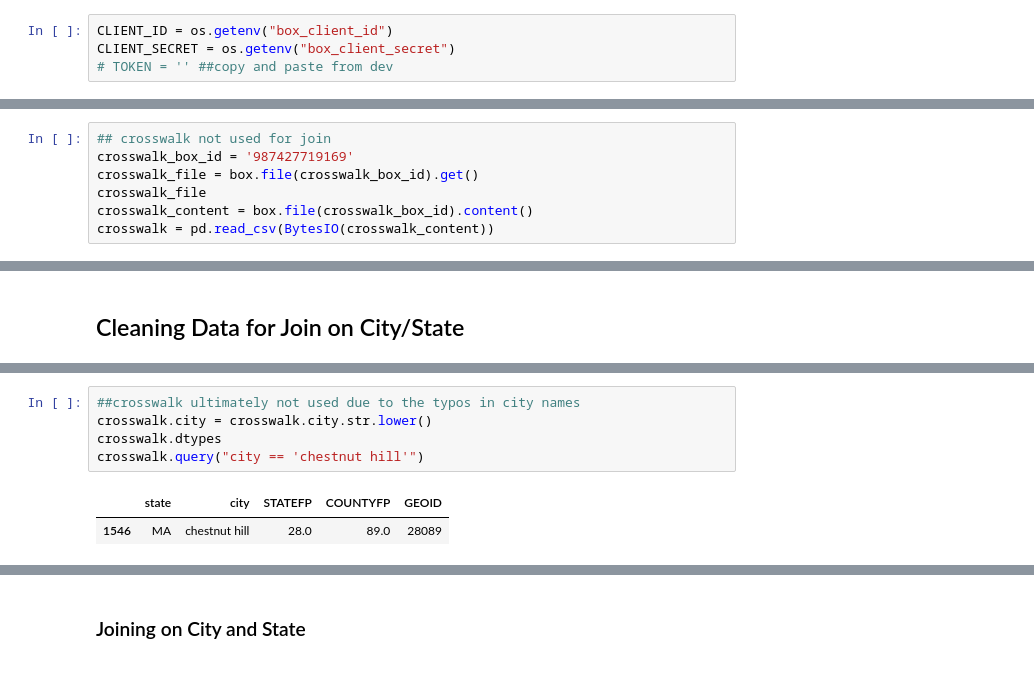
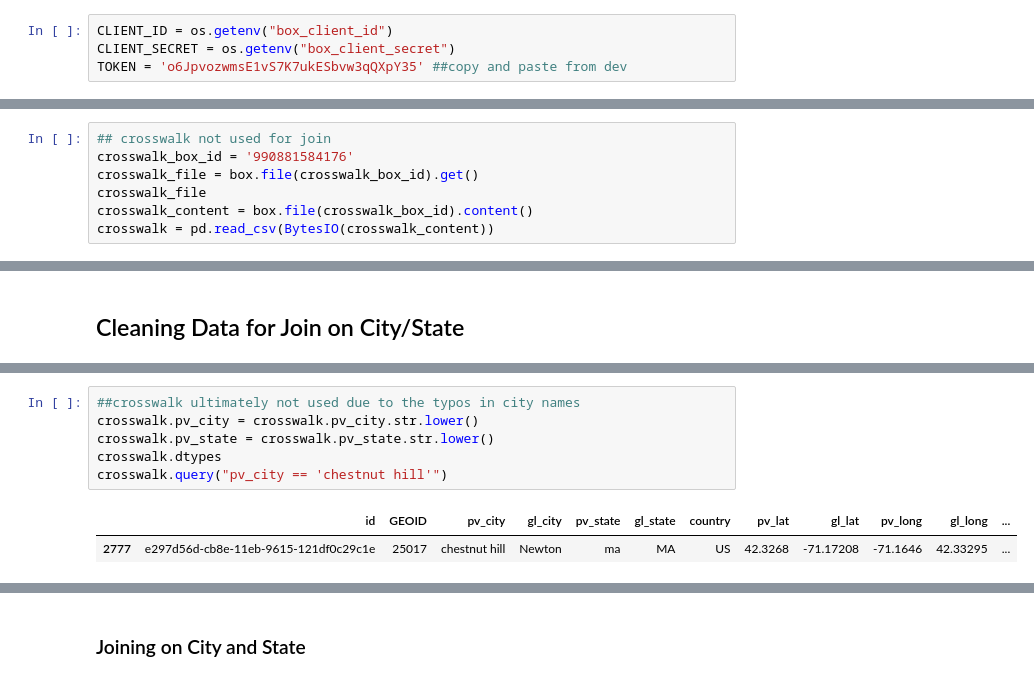
Before and after one commit to mhk9c/patents22, a Jupyter notebook: university_geojoin.ipynb, the cells around one changed output, grey strips where cells are left out. Saved outputs shown, nothing was run; the diff lists cells and outputs as text.

```diff
--- a/university_geojoin.ipynb
+++ b/university_geojoin.ipynb
@@ -19,7 +19,7 @@ True
 # %%
 CLIENT_ID = os.getenv("box_client_id")
 CLIENT_SECRET = os.getenv("box_client_secret")
-# TOKEN = '' ##copy and paste from dev
+TOKEN = 'o6JpvozwmsE1vS7K7ukESbvw3qQXpY35' ##copy and paste from dev
 # %%
 from boxsdk import OAuth2, Client
 
@@ -55,7 +55,7 @@ universities_content = box.file(universities_box_id).content()
 universities = pd.read_csv(BytesIO(universities_content))
 # %%
 ## crosswalk not used for join
-crosswalk_box_id = '987427719169'
+crosswalk_box_id = '990881584176'
 crosswalk_file = box.file(crosswalk_box_id).get()
 crosswalk_file
 crosswalk_content = box.file(crosswalk_box_id).content()
@@ -106,10 +107,11 @@ level          object
 dtype: object
 # %%
 ##crosswalk ultimately not used due to the typos in city names
-crosswalk.city = crosswalk.city.str.lower()
+crosswalk.pv_city = crosswalk.pv_city.str.lower()
+crosswalk.pv_state = crosswalk.pv_state.str.lower()
 crosswalk.dtypes
-crosswalk.query("city == 'chestnut hill'")
+crosswalk.query("pv_city == 'chestnut hill'")
 # %% [output]
-|  | state | city | STATEFP | COUNTYFP | GEOID |
-| 1546 | MA | chestnut hill | 28.0 | 89.0 | 28089 |
+|  | id | GEOID | pv_city | gl_city | pv_state | gl_state | country | pv_lat | gl_lat | pv_long | gl_long | ... |
+| 2777 | e297d56d-cb8e-11eb-9615-121df0c29c1e | 25017 | chestnut hill | Newton | ma | MA | US | 42.3268 | -71.17208 | -71.1646 | 42.33295 | ... |
 # %%
```
Also changed, not shown: parts of 29 cells of this notebook.
